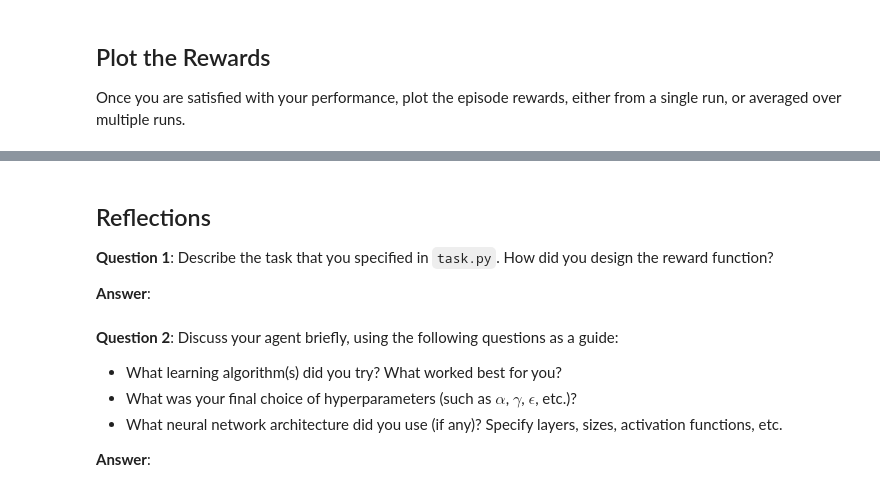
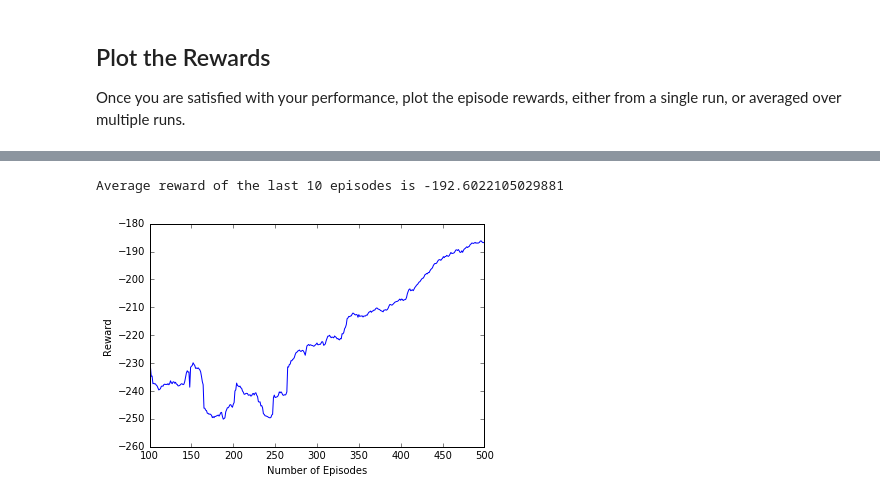
Before and after one commit to pathpot/deep-learning-exercise, a Jupyter notebook: RL-Quadcopter-2/Quadcopter_Project.ipynb, the cells around one changed output, grey strips where cells are left out. Drawn from its saved outputs; the diff is of its cells as text; code cells hidden in the pictures.

```diff
--- a/RL-Quadcopter-2/Quadcopter_Project.ipynb
+++ b/RL-Quadcopter-2/Quadcopter_Project.ipynb
@@ -220,7 +221,7 @@ from collections import deque
 
 
 num_episodes = 500
-target_pos = np.array([0., 0., 10.])
+target_pos = np.array([2., 1., 10.])
 task = Task(target_pos=target_pos)
 agent = DDPG_Agent(task)
 
@@ -230,14 +231,17 @@ window_rewards = deque(maxlen=window_reward_size)
 avg_rewards = []
 avg_reward = 0
 best_avg_reward = 0
+all_rewards = []
 
 for i_episode in range(1, num_episodes+1):
     state = agent.reset_episode() # start a new episode
 
     episode_reward = 0
+    epsilon = np.max((1 / (i_episode/50 + 1), 0.01))
 
     while True:
-        action = agent.act(state)
+        enable_exploration = np.random.choice(np.array([False, True]), p=[1 - epsilon, epsilon])
+        action = agent.act(state, enable_exploration = enable_exploration)
         next_state, reward, done = task.step(action)
         agent.step(action, reward, next_state, done)
 
@@ -247,6 +251,7 @@ for i_episode in range(1, num_episodes+1):
         if done:
             print("\rEpisode = {:4d}, Reward = {:.3f}, Average Reward = {:.3f}, Best Average Reward = {:.3f}".format(i_episode, episode_reward, avg_reward, best_avg_reward), end="")
             window_rewards.append(episode_reward)
+            all_rewards.append(episode_reward)
             break
 
     if(i_episode >= window_reward_size):
@@ -276,14 +275,10 @@ plt.plot(avg_rewards)
-# %% [markdown]
-## Reflections
-
-**Question 1**: Describe the task that you specified in `task.py`.  How did you design the reward function?
-
-**Answer**:
-# %% [markdown]
-**Question 2**: Discuss your agent briefly, using the following questions as a guide:
-
-- What learning algorithm(s) did you try? What worked best for you?
-- What was your final choice of hyperparameters (such as $\alpha$, $\gamma$, $\epsilon$, etc.)?
-- What neural network architecture did you use (if any)? Specify layers, sizes, activation functions, etc.
-
-**Answer**:
+# %%
+## TODO: Plot the rewards.
+plt.plot(np.arange(window_reward_size, num_episodes+1), avg_rewards)
+plt.xlabel("Number of Episodes")
+plt.ylabel("Reward")
+
+print("Average reward of the last 10 episodes is {}".format(np.mean(all_rewards[-10:])))
+# %% [output]
+Average reward of the last 10 episodes is -192.6022105029881
+[figure, added]
```
Also changed, not shown: parts of 14 cells of this notebook, 3 other files.
